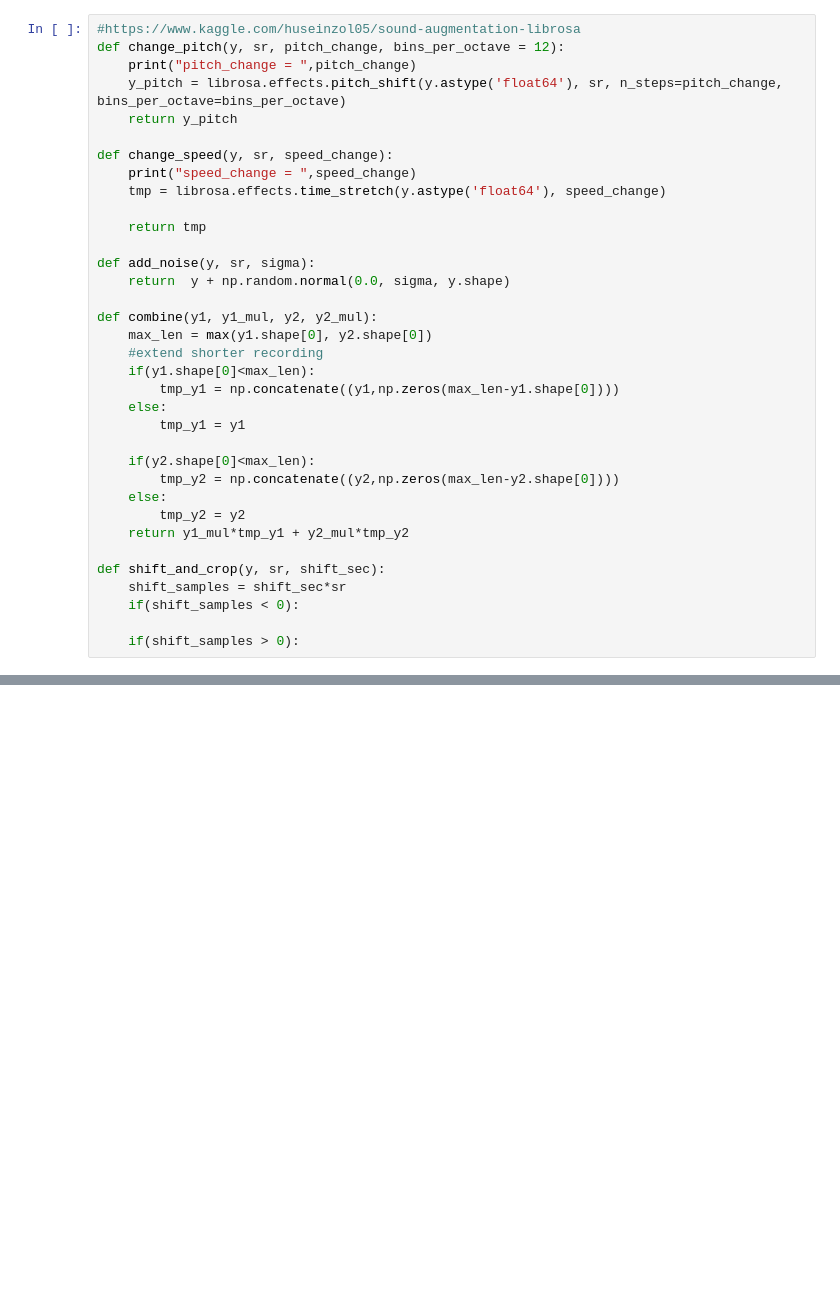
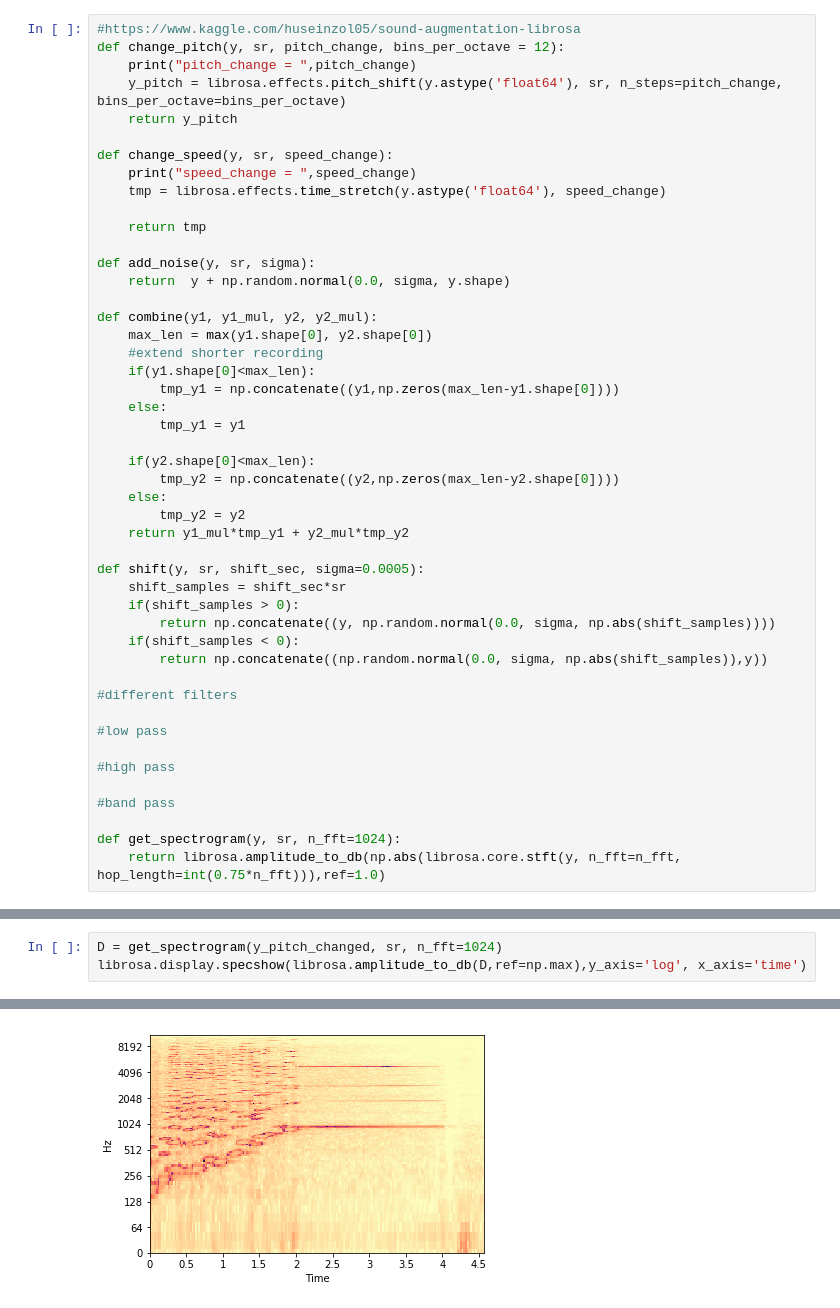
Before and after one commit to istvanmegyeri/audio_tagging, a Jupyter notebook: augmentation/test_muda.ipynb, the cells around one changed output, grey strips where cells are left out. Drawn from its saved outputs; the diff is of its cells as text; blank space fills up the shorter version.

```diff
--- a/augmentation/test_muda.ipynb
+++ b/augmentation/test_muda.ipynb
@@ -44,11 +45,23 @@ def combine(y1, y1_mul, y2, y2_mul):
         tmp_y2 = y2
     return y1_mul*tmp_y1 + y2_mul*tmp_y2
 
-def shift_and_crop(y, sr, shift_sec):
+def shift(y, sr, shift_sec, sigma=0.0005):
     shift_samples = shift_sec*sr
+    if(shift_samples > 0):
+        return np.concatenate((y, np.random.normal(0.0, sigma, np.abs(shift_samples))))
     if(shift_samples < 0):
+        return np.concatenate((np.random.normal(0.0, sigma, np.abs(shift_samples)),y))
 
-    if(shift_samples > 0):
+#different filters
+
+#low pass
+
+#high pass
+
+#band pass
+
+def get_spectrogram(y, sr, n_fft=1024):
+    return librosa.amplitude_to_db(np.abs(librosa.core.stft(y, n_fft=n_fft, hop_length=int(0.75*n_fft))),ref=1.0)
 # %%
 y_pitch_changed = change_pitch(y,sr,2.5)
 Audio(data=y_pitch_changed, rate=sr)
@@ -73,0 +92,4 @@ Audio(data=combined, rate=sr)
+# %%
+D = get_spectrogram(y_pitch_changed, sr, n_fft=1024)
+librosa.display.specshow(librosa.amplitude_to_db(D,ref=np.max),y_axis='log', x_axis='time')
+# %% [output]
@@ -73,0 +97 @@ Audio(data=combined, rate=sr)
+[figure, added]
```
Also changed, not shown: parts of 5 cells of this notebook, 1 other file.
